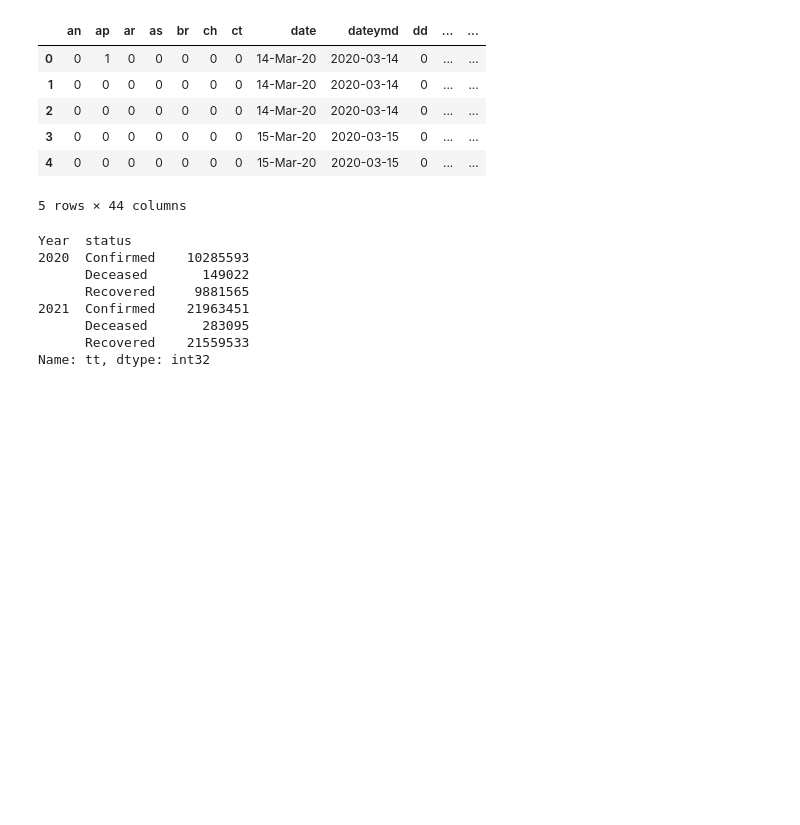
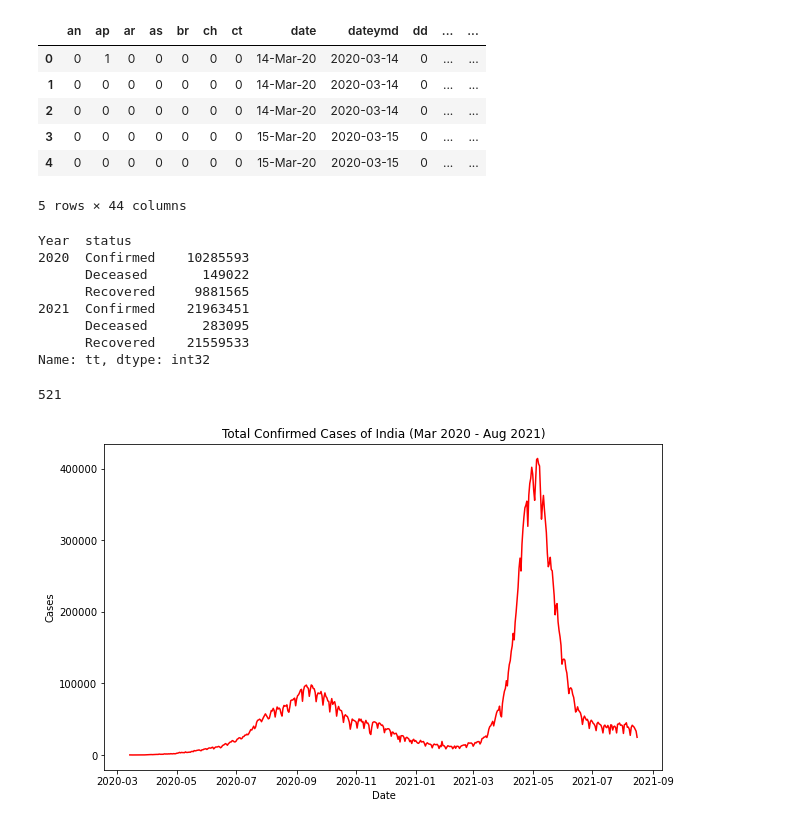
Before and after one commit to brainmentorspvtltd/DU_Maitry_2022, a Jupyter notebook: DataScienceCodes/CovidDataAnalysis.ipynb, the cells around one changed output. Cells and saved outputs as stored; diff of their text form; code cells hidden in the pictures; blank space fills up the shorter version.

```diff
--- a/DataScienceCodes/CovidDataAnalysis.ipynb
+++ b/DataScienceCodes/CovidDataAnalysis.ipynb
@@ -107,0 +110,18 @@ Name: tt, dtype: int32
+# %%
+confirmed_df = df[df['status'] == 'Confirmed']
+recovered_df = df[df['status'] == 'Recovered']
+deceased_df = df[df['status'] == 'Deceased']
+# %%
+len(confirmed_df)
+# %% [output]
+521
+# %%
+plt.figure(figsize=(10,6))
+plt.plot(confirmed_df['dateymd'], confirmed_df['tt'], color='red')
+# plt.scatter(confirmed_df['dateymd'], confirmed_df['tt'], color='red')
+plt.title("Total Confirmed Cases of India (Mar 2020 - Aug 2021)")
+plt.xlabel("Date")
+plt.ylabel("Cases")
+plt.show()
+# %% [output]
+[figure, added]
```
Also changed, not shown: parts of 5 cells of this notebook, 1 other file.
